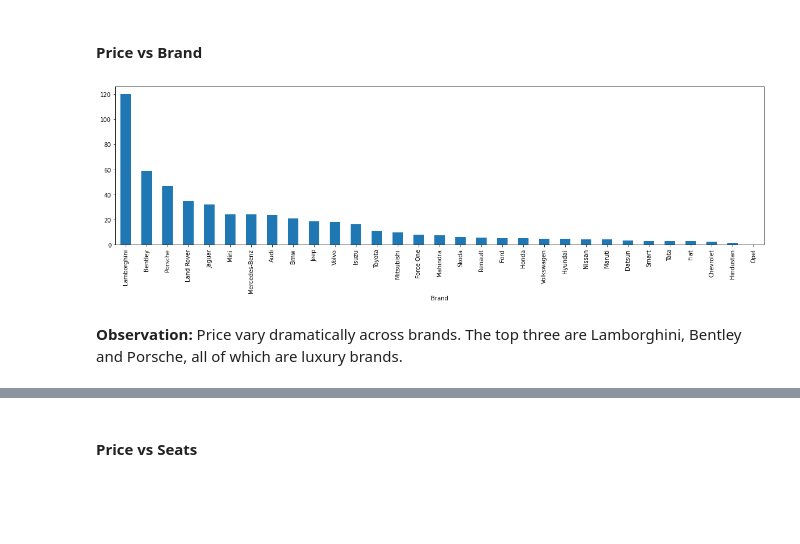
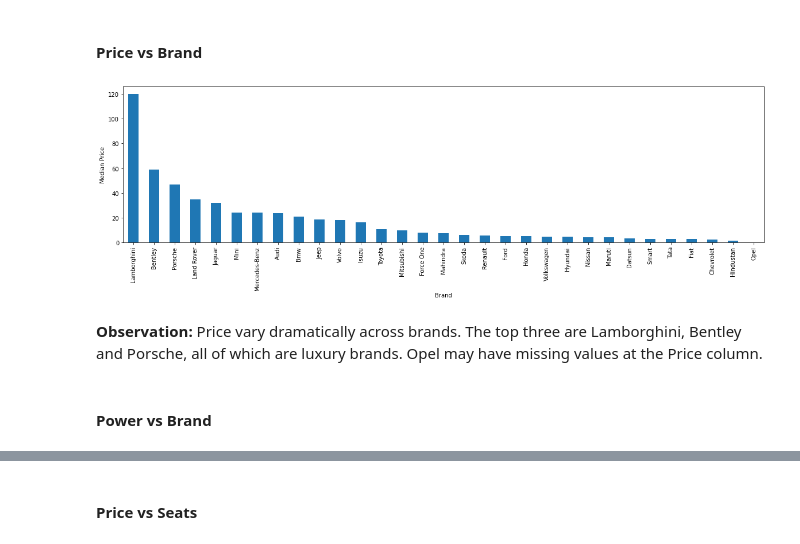
Before and after one commit to liangym2014/Data-science-and-machine-learning, a Jupyter notebook: 2.Cars4U_Project_Solution_Yanming.ipynb, the cells around one changed output, grey strips where cells are left out. Cells and saved outputs as stored; diff of their text form; code cells hidden in the pictures; blank space fills up the shorter version.

```diff
--- a/2.Cars4U_Project_Solution_Yanming.ipynb
+++ b/2.Cars4U_Project_Solution_Yanming.ipynb
@@ -474,8 +475,11 @@ sns.pairplot(df, hue = 'Transmission');   # pairplot between numerical variables
 # %%
 plt.figure(figsize = (20, 5))
 df.groupby('Brand')['Price'].median().sort_values(ascending = False).plot(kind = 'bar')
+plt.ylabel('Median Price')
 plt.xticks(rotation = 90);
 # %% [output]
-[figure, old version]
+[figure, new version]
 # %% [markdown]
-**Observation:** Price vary dramatically across brands. The top three are Lamborghini, Bentley and Porsche, all of which are luxury brands.
+**Observation:** Price vary dramatically across brands. The top three are Lamborghini, Bentley and Porsche, all of which are luxury brands. Opel may have missing values at the Price column.
+# %% [markdown]
+#### Power vs Brand
```
Also changed, not shown: parts of 47 cells of this notebook.
